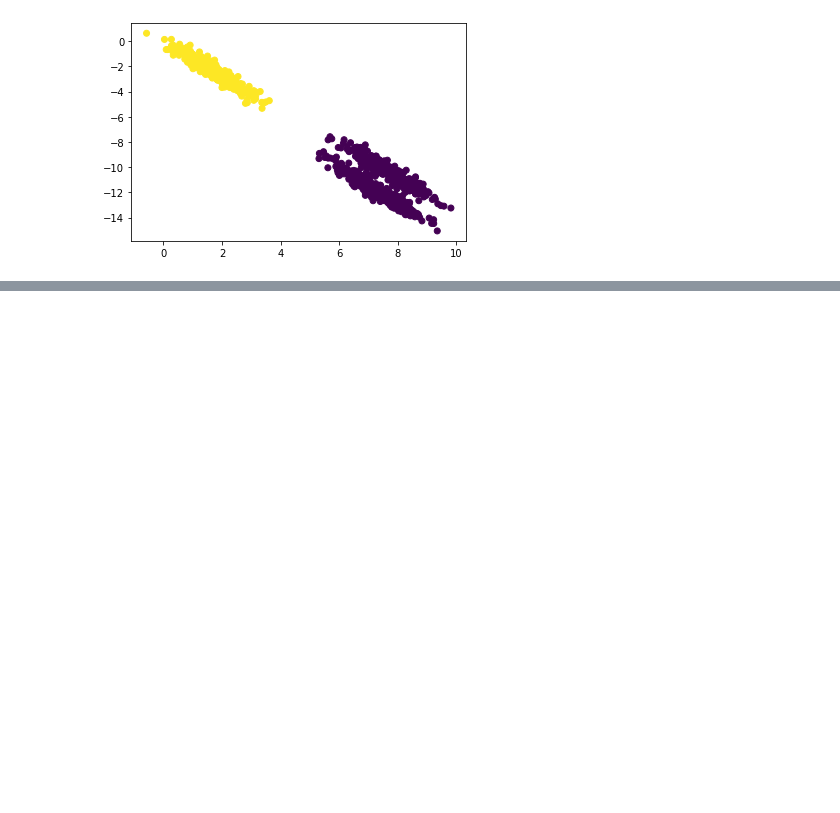
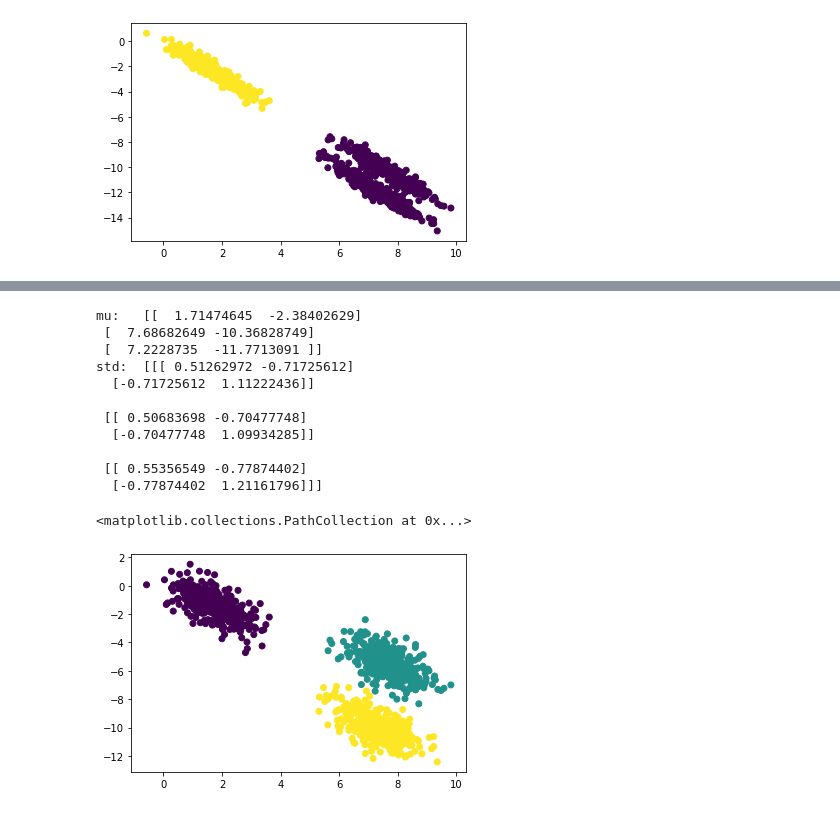
Before and after one commit to face22/lecture, a Jupyter notebook: Unsupervised.ipynb, the cells around one changed output, grey strips where cells are left out. Drawn from its saved outputs; the diff is of its cells as text; code cells hidden in the pictures; blank space fills up the shorter version.

```diff
--- a/Unsupervised.ipynb
+++ b/Unsupervised.ipynb
@@ -71,0 +99,23 @@ plt.scatter(X_2[:, 0], X_2[:, 1], c=clustering.labels_)
+# %%
+gm_2 = GaussianMixture(n_components=3, random_state=0).fit(X_2)
+labels_2 = gm_2.predict(X_2)
+
+print('mu:  ', gm_2.means_)
+
+print('std: ', gm_2.covariances_)
+
+plt.scatter(X_2[:, 0], X_1[:, 1], c=labels_2)
+# %% [output]
+mu:   [[  1.71474645  -2.38402629]
+ [  7.68682649 -10.36828749]
+ [  7.2228735  -11.7713091 ]]
+std:  [[[ 0.51262972 -0.71725612]
+  [-0.71725612  1.11222436]]
+
+ [[ 0.50683698 -0.70477748]
+  [-0.70477748  1.09934285]]
+
+ [[ 0.55356549 -0.77874402]
+  [-0.77874402  1.21161796]]]
+<matplotlib.collections.PathCollection at 0x...>
+[figure, added]
```
Also changed, not shown: parts of 2 cells of this notebook.
